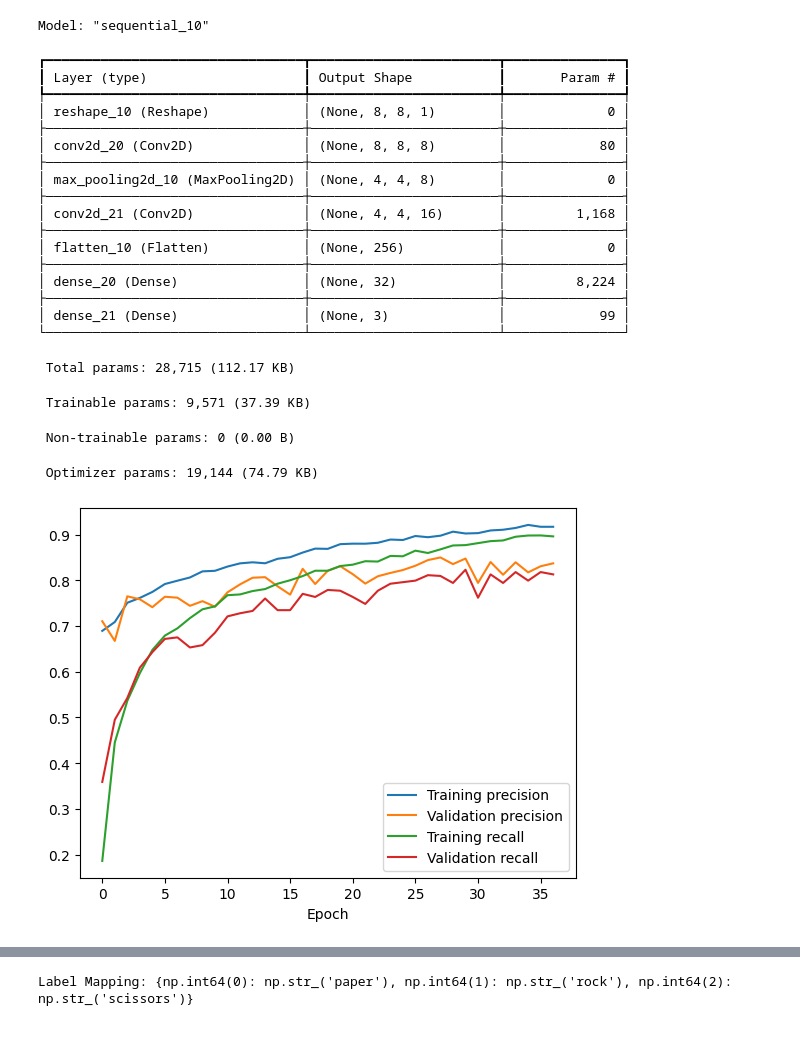
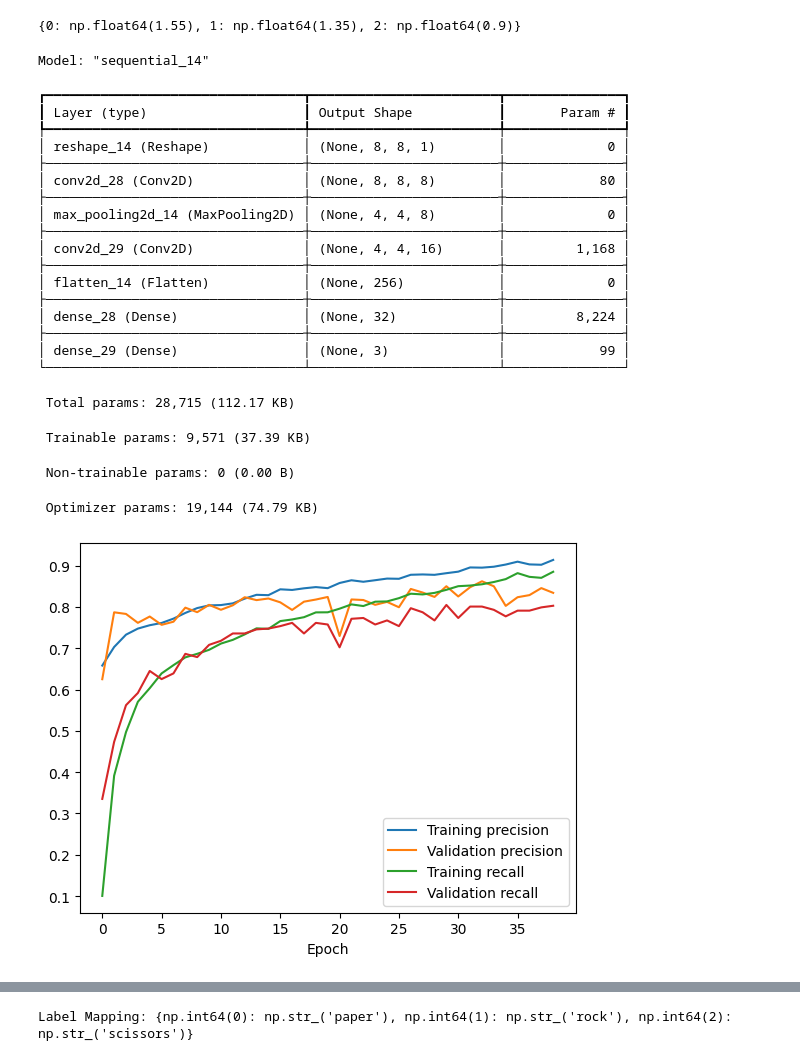
Before and after one commit to PaulaScharf/esp32s2-vl53l8cx-rock-paper-scissors, a Jupyter notebook: train.ipynb, the cells around one changed output, grey strips where cells are left out. Cells and saved outputs as stored; diff of their text form; code cells hidden in the pictures.

```diff
--- a/train.ipynb
+++ b/train.ipynb
@@ -261,3 +255,9 @@ with open('.\\training\\test_results.txt', 'w') as f:
+# %%
+class_weights = compute_class_weight(class_weight="balanced", classes=np.unique(labels), y=labels)
+class_weight_dict = {0: np.float64(1.55), 1: np.float64(1.35), 2: np.float64(0.9)}
+print(class_weight_dict)
+# %% [output]
+{0: np.float64(1.55), 1: np.float64(1.35), 2: np.float64(0.9)}
 # %%
 ### Train the model on the full dataset ###
 X_train, X_val, y_train, y_val = train_test_split(data_augmented, labels_augmented, test_size=0.1, random_state=42)
@@ -266,7 +266,7 @@ model = create_model()
 early_stopping = EarlyStopping(monitor='val_loss', patience=7)
 # train model
 history = model.fit(X_train, y_train, epochs=200, batch_size=8, validation_data=(X_val, y_val), callbacks=[early_stopping], verbose=0,
-                    #class_weight=class_weight_dict
+                    class_weight=class_weight_dict
                     )
 model.summary()
 
@@ -276,42 +276,42 @@ model.save('training/model.keras')
 plt.plot(history.history['loss'], label='Training Loss')
 plt.plot(history.history['val_loss'], label='Validation Loss')
 plt.plot(history.history['accuracy'], label='Training Accuracy')
 plt.plot(history.history['val_accuracy'], label='Validation Accuracy')
 plt.xlabel('Epoch')
 plt.legend()
 plt.savefig('training/loss_accuracy_plot.png')
 plt.clf()
 plt.plot(history.history['precision'], label='Training precision')
 plt.plot(history.history['val_precision'], label='Validation precision')
 plt.plot(history.history['recall'], label='Training recall')
 plt.plot(history.history['val_recall'], label='Validation recall')
 plt.xlabel('Epoch')
 plt.legend()
 plt.savefig('training/precision_recall_plot.png')
 # %% [output]
-Model: "sequential_10"
+Model: "sequential_14"
 ┏━━━━━━━━━━━━━━━━━━━━━━━━━━━━━━━━━┳━━━━━━━━━━━━━━━━━━━━━━━━┳━━━━━━━━━━━━━━━┓
 ┃ Layer (type)                    ┃ Output Shape           ┃       Param # ┃
 ┡━━━━━━━━━━━━━━━━━━━━━━━━━━━━━━━━━╇━━━━━━━━━━━━━━━━━━━━━━━━╇━━━━━━━━━━━━━━━┩
-│ reshape_10 (Reshape)            │ (None, 8, 8, 1)        │             0 │
+│ reshape_14 (Reshape)            │ (None, 8, 8, 1)        │             0 │
 ├─────────────────────────────────┼────────────────────────┼───────────────┤
-│ conv2d_20 (Conv2D)              │ (None, 8, 8, 8)        │            80 │
+│ conv2d_28 (Conv2D)              │ (None, 8, 8, 8)        │            80 │
 ├─────────────────────────────────┼────────────────────────┼───────────────┤
-│ max_pooling2d_10 (MaxPooling2D) │ (None, 4, 4, 8)        │             0 │
+│ max_pooling2d_14 (MaxPooling2D) │ (None, 4, 4, 8)        │             0 │
 ├─────────────────────────────────┼────────────────────────┼───────────────┤
-│ conv2d_21 (Conv2D)              │ (None, 4, 4, 16)       │         1,168 │
+│ conv2d_29 (Conv2D)              │ (None, 4, 4, 16)       │         1,168 │
 ├─────────────────────────────────┼────────────────────────┼───────────────┤
-│ flatten_10 (Flatten)            │ (None, 256)            │             0 │
+│ flatten_14 (Flatten)            │ (None, 256)            │             0 │
 ├─────────────────────────────────┼────────────────────────┼───────────────┤
-│ dense_20 (Dense)                │ (None, 32)             │         8,224 │
+│ dense_28 (Dense)                │ (None, 32)             │         8,224 │
 ├─────────────────────────────────┼────────────────────────┼───────────────┤
-│ dense_21 (Dense)                │ (None, 3)              │            99 │
+│ dense_29 (Dense)                │ (None, 3)              │            99 │
 └─────────────────────────────────┴────────────────────────┴───────────────┘
  Total params: 28,715 (112.17 KB)
  Trainable params: 9,571 (37.39 KB)
  Non-trainable params: 0 (0.00 B)
  Optimizer params: 19,144 (74.79 KB)
-[figure, old version]
+[figure, new version]
 # %%
 # Generate predictions
 labels_predicted = model.predict(data_augmented)
```
Also changed, not shown: parts of 7 cells of this notebook, 4 other files.
